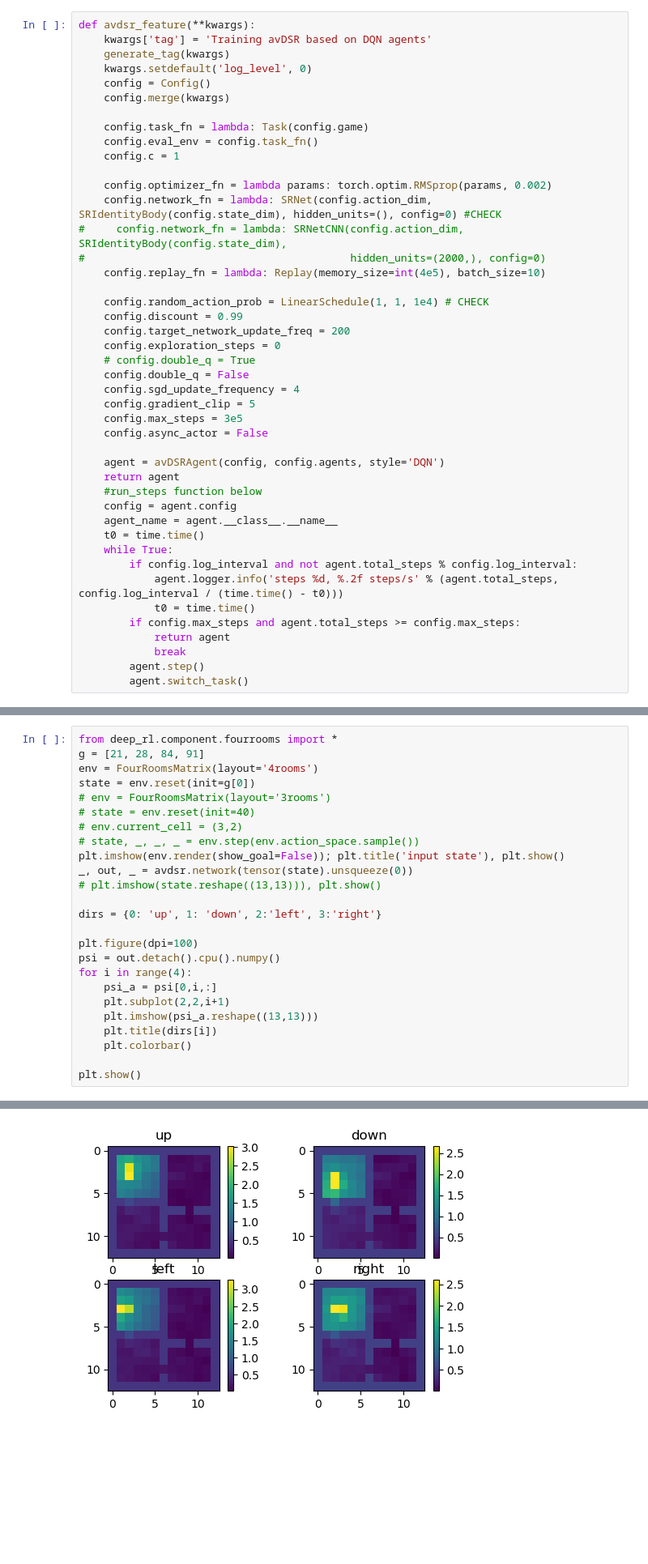
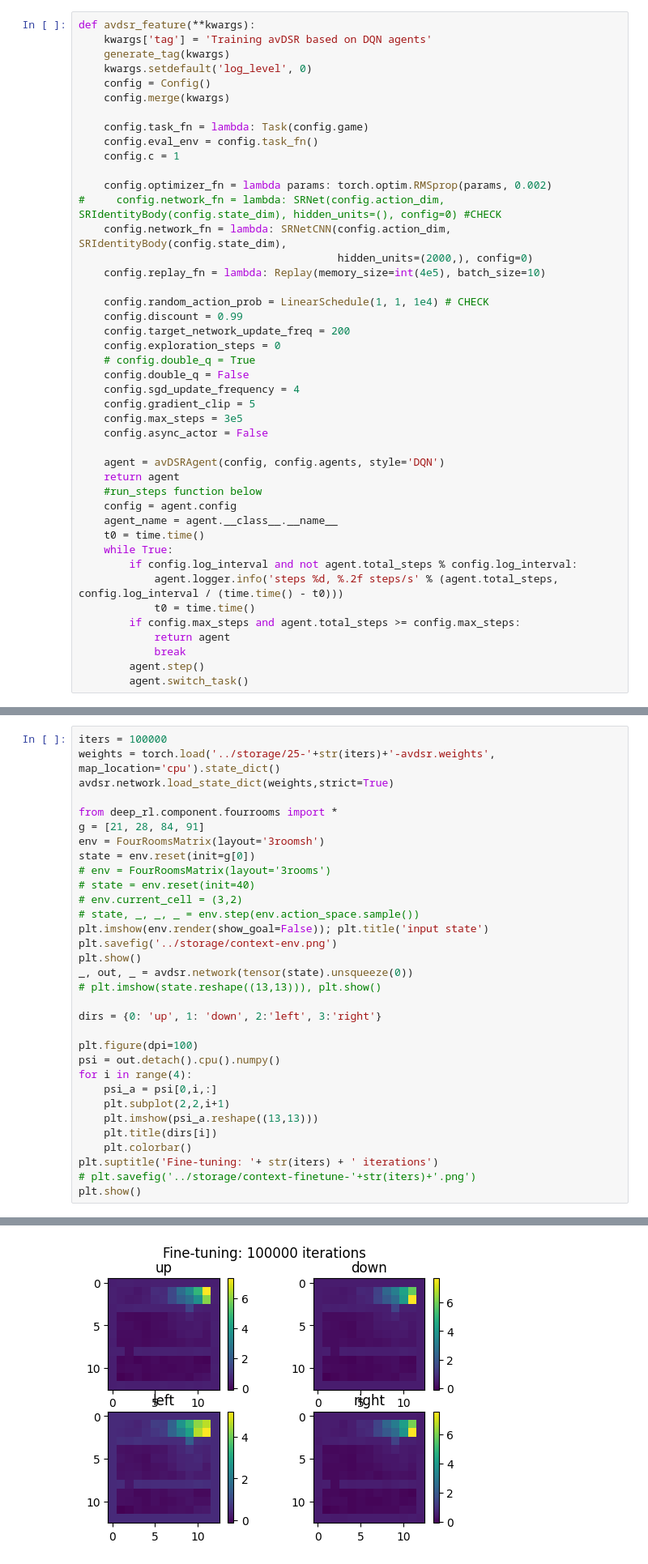
Before and after one commit to psurya1994/successor-feature-representations, a Jupyter notebook: notebooks/11-visualize-apsf.ipynb, the cells around one changed output, grey strips where cells are left out. Shown at 81% size. Drawn from its saved outputs; the diff is of its cells as text; blank space fills up the shorter version.

```diff
--- a/notebooks/11-visualize-apsf.ipynb
+++ b/notebooks/11-visualize-apsf.ipynb
@@ -25,9 +25,9 @@ def avdsr_feature(**kwargs):
     config.c = 1
 
     config.optimizer_fn = lambda params: torch.optim.RMSprop(params, 0.002)
-    config.network_fn = lambda: SRNet(config.action_dim, SRIdentityBody(config.state_dim), hidden_units=(), config=0) #CHECK
-#     config.network_fn = lambda: SRNetCNN(config.action_dim, SRIdentityBody(config.state_dim),
-#                                          hidden_units=(2000,), config=0)
+#     config.network_fn = lambda: SRNet(config.action_dim, SRIdentityBody(config.state_dim), hidden_units=(), config=0) #CHECK
+    config.network_fn = lambda: SRNetCNN(config.action_dim, SRIdentityBody(config.state_dim),
+                                         hidden_units=(2000,), config=0)
     config.replay_fn = lambda: Replay(memory_size=int(4e5), batch_size=10)
 
     config.random_action_prob = LinearSchedule(1, 1, 1e4) # CHECK
@@ -77,13 +95,19 @@ plt.show()
 # %%
+iters = 100000
+weights = torch.load('../storage/25-'+str(iters)+'-avdsr.weights', map_location='cpu').state_dict()
+avdsr.network.load_state_dict(weights,strict=True)
+
 from deep_rl.component.fourrooms import *
 g = [21, 28, 84, 91]
-env = FourRoomsMatrix(layout='4rooms')
+env = FourRoomsMatrix(layout='3roomsh')
 state = env.reset(init=g[0])
 # env = FourRoomsMatrix(layout='3rooms')
 # state = env.reset(init=40)
 # env.current_cell = (3,2)
 # state, _, _, _ = env.step(env.action_space.sample())
-plt.imshow(env.render(show_goal=False)); plt.title('input state'), plt.show()
+plt.imshow(env.render(show_goal=False)); plt.title('input state')
+plt.savefig('../storage/context-env.png')
+plt.show()
 _, out, _ = avdsr.network(tensor(state).unsqueeze(0))
 # plt.imshow(state.reshape((13,13))), plt.show()
 
@@ -97,6 +121,7 @@ for i in range(4):
     plt.imshow(psi_a.reshape((13,13)))
     plt.title(dirs[i])
     plt.colorbar()
-
+plt.suptitle('Fine-tuning: '+ str(iters) + ' iterations')
+# plt.savefig('../storage/context-finetune-'+str(iters)+'.png')
 plt.show()
 # %% [output]
@@ -104,4 +129,4 @@ plt.show()
-[figure, old version]
+[figure, new version]
 # %%
 from deep_rl.component.fourrooms import *
 g = [21, 28, 84, 91]
```
Also changed, not shown: parts of 5 cells of this notebook, 5 other files.
